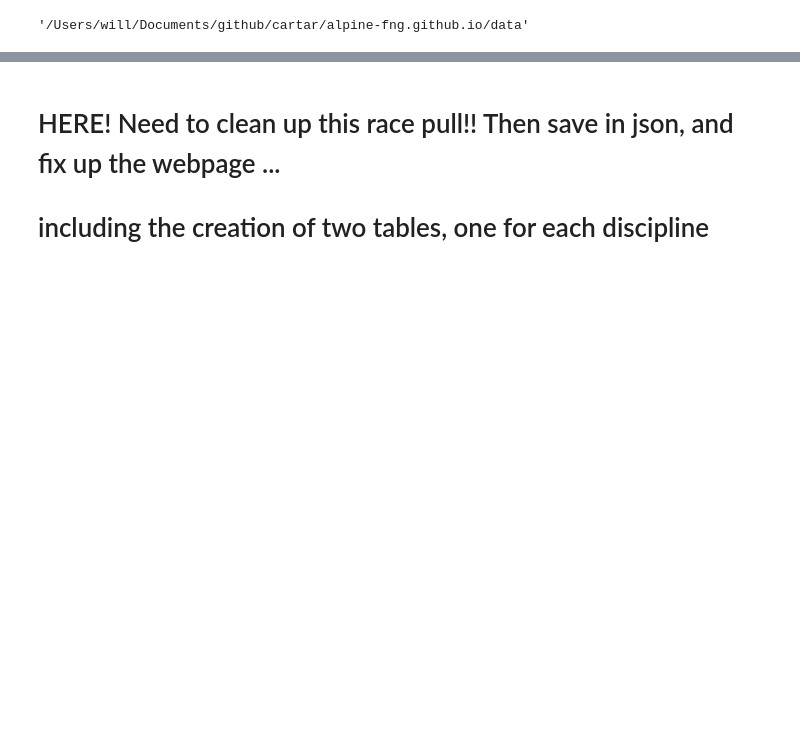
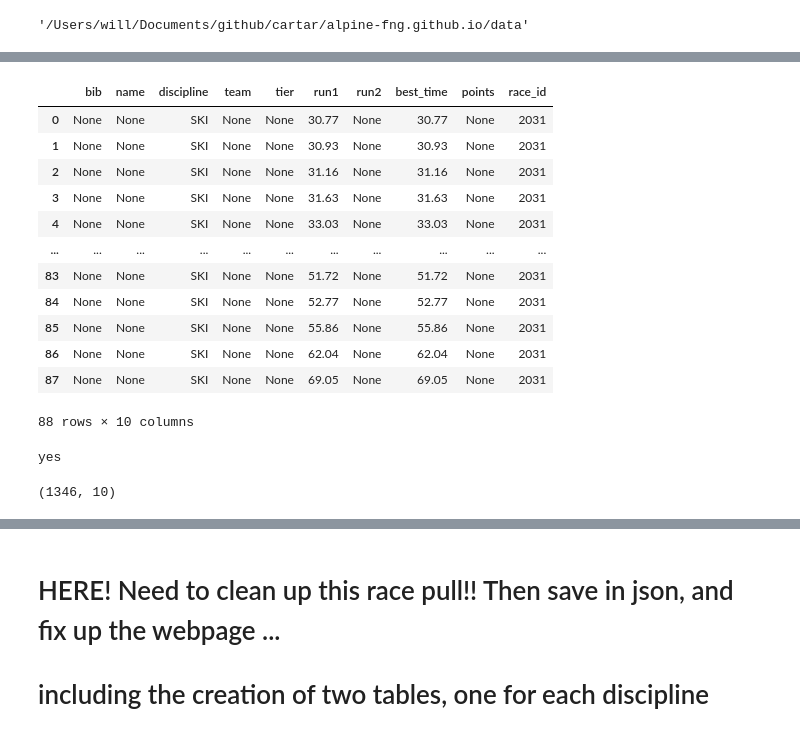
Before and after one commit to Cartar/alpine-fng.github.io, a Jupyter notebook: data/QueryPlayground.ipynb, the cells around one changed output, grey strips where cells are left out. Cells and saved outputs as stored; diff of their text form; code cells hidden in the pictures; blank space fills up the shorter version.

Commit message:
race results progress

```diff
--- a/data/QueryPlayground.ipynb
+++ b/data/QueryPlayground.ipynb
@@ -32,7 +47,3 @@ list[race_list]
 # %%
-years =[2020, 2022, 2023,2024]
+years =['2020', '2022', '2023', '2024']
 races_by_year = {}
-# %%
-races_for_year = race_list[race_list['year'] == '2024']
-races_list = races_for_year.to_dict('records')
-races_by_year['2024'] = races_list
@@ -84,9 +83,38 @@ races_metadata
 # %%
+race_results = []
 for year in races_metadata["years"]:
         for race_meta in races_metadata["races"][year]:
-            race_results.append(get_race_data(
+            race_df = get_race_data(
                 'best_time',
                 race_meta["race_id"],
                 year,
-                CONN
-            ))
+                conn
+            )
+            race_df["race_id"] = race_meta["race_id"]
+            race_results.append(race_df)
+# %%
+race_results[1]
+# %% [output]
+|  | bib | name | discipline | team | tier | run1 | run2 | best_time | points | race_id |
+| 0 | None | None | SKI | None | None | 30.77 | None | 30.77 | None | 2031 |
+| 1 | None | None | SKI | None | None | 30.93 | None | 30.93 | None | 2031 |
+| 2 | None | None | SKI | None | None | 31.16 | None | 31.16 | None | 2031 |
+| 3 | None | None | SKI | None | None | 31.63 | None | 31.63 | None | 2031 |
+| 4 | None | None | SKI | None | None | 33.03 | None | 33.03 | None | 2031 |
+| ... | ... | ... | ... | ... | ... | ... | ... | ... | ... | ... |
+| 83 | None | None | SKI | None | None | 51.72 | None | 51.72 | None | 2031 |
+| 84 | None | None | SKI | None | None | 52.77 | None | 52.77 | None | 2031 |
+| 85 | None | None | SKI | None | None | 55.86 | None | 55.86 | None | 2031 |
+| 86 | None | None | SKI | None | None | 62.04 | None | 62.04 | None | 2031 |
+| 87 | None | None | SKI | None | None | 69.05 | None | 69.05 | None | 2031 |
+88 rows × 10 columns
+# %%
+if race_df.shape[0] > 0:
+    print("yes")
+# %% [output]
+yes
+# %%
+foo = pd.concat(race_results)
+foo.shape
+# %% [output]
+(1346, 10)
```
Also changed, not shown: parts of 9 cells of this notebook, 6 other files.
